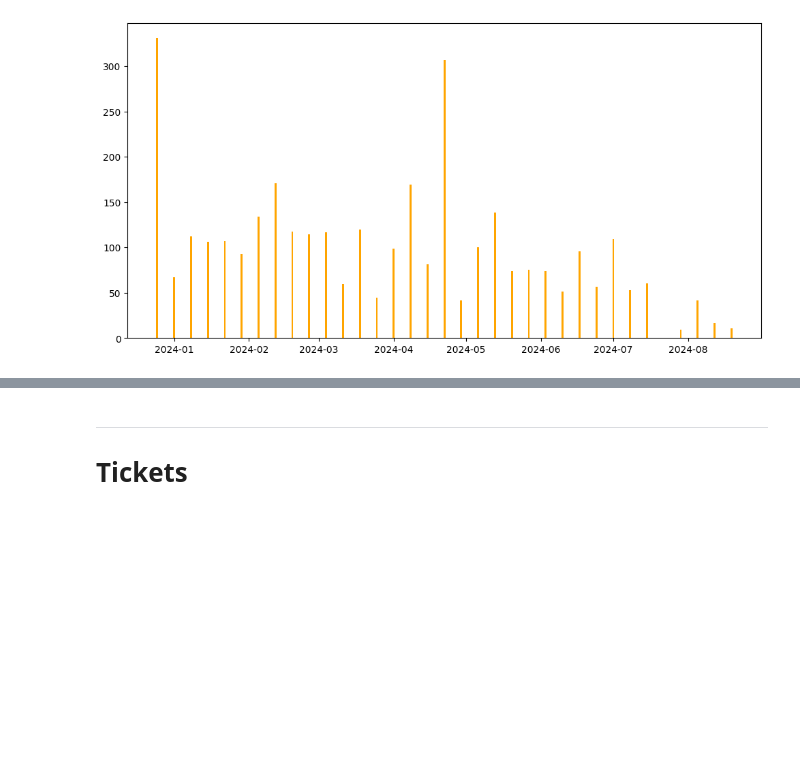
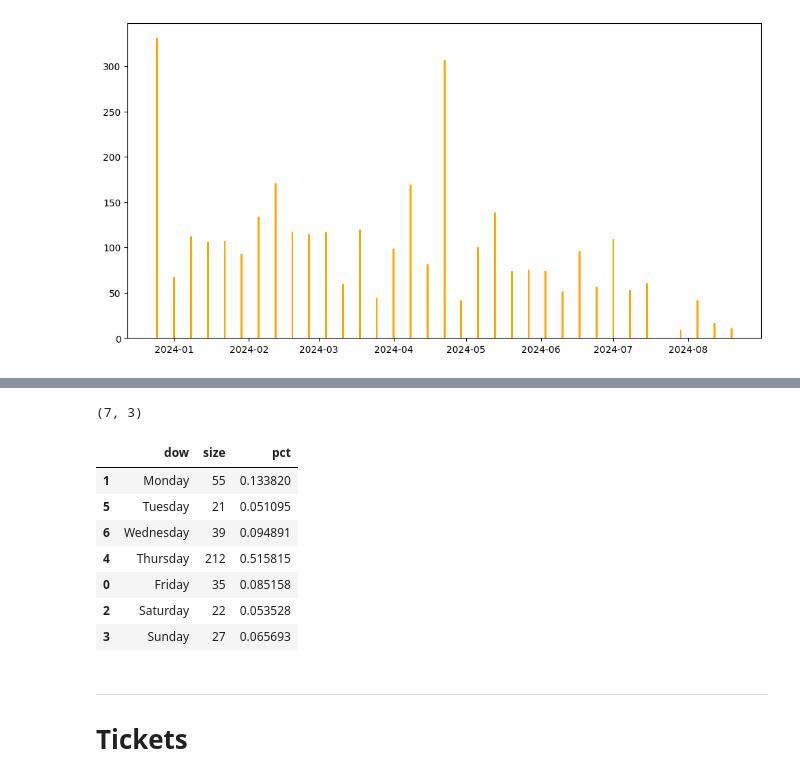
Before and after one commit to romanAVJ/cinepolis_email_customer_movie, a Jupyter notebook: src/s1_general_eda.ipynb, the cells around one changed output, grey strips where cells are left out. Drawn from its saved outputs; the diff is of its cells as text; code cells hidden in the pictures; blank space fills up the shorter version.

```diff
--- a/src/s1_general_eda.ipynb
+++ b/src/s1_general_eda.ipynb
@@ -1120,3 +1249,34 @@ plt.bar(ts_blockbuster_score['date_before_release'], ts_blockbuster_score['block
+# %%
+# get the day of week
+ts_dow_releases = (
+    df_releases
+    .assign(dow=lambda x: x['ESTRENO'].dt.day_name())
+    .groupby('dow', as_index=False)
+    .size()
+    .assign(
+        dow=lambda x: pd.Categorical(
+            x['dow'],
+            categories=['Monday', 'Tuesday', 'Wednesday', 'Thursday', 'Friday', 'Saturday', 'Sunday'],
+            ordered=True
+        ),
+        pct=lambda x: x['size'] / x['size'].sum()
+    )
+    .sort_values(by='dow')
+)
+
+# look
+print(ts_dow_releases.shape)
+ts_dow_releases
+# %% [output]
+(7, 3)
+|  | dow | size | pct |
+| 1 | Monday | 55 | 0.133820 |
+| 5 | Tuesday | 21 | 0.051095 |
+| 6 | Wednesday | 39 | 0.094891 |
+| 4 | Thursday | 212 | 0.515815 |
+| 0 | Friday | 35 | 0.085158 |
+| 2 | Saturday | 22 | 0.053528 |
+| 3 | Sunday | 27 | 0.065693 |
 # %% [markdown]
 ---
 # Tickets
```
Also changed, not shown: parts of 34 cells of this notebook, 11 other files.
